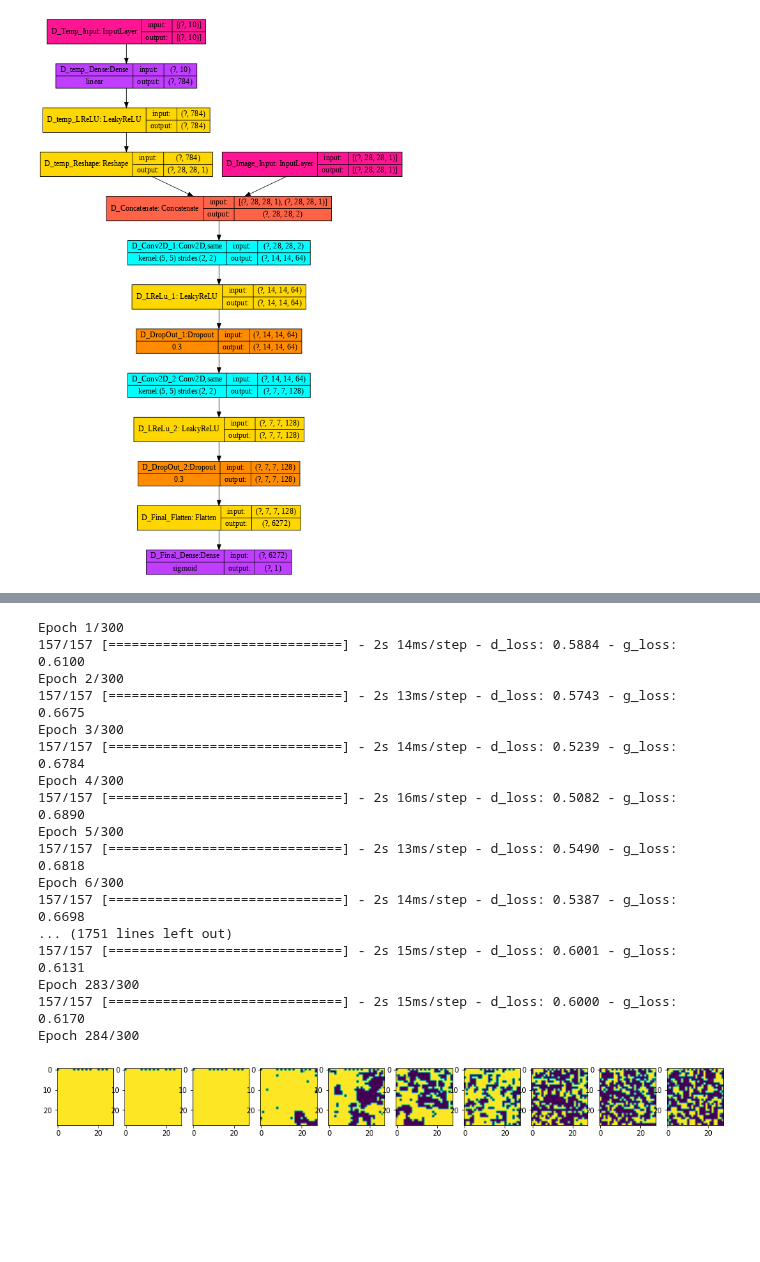
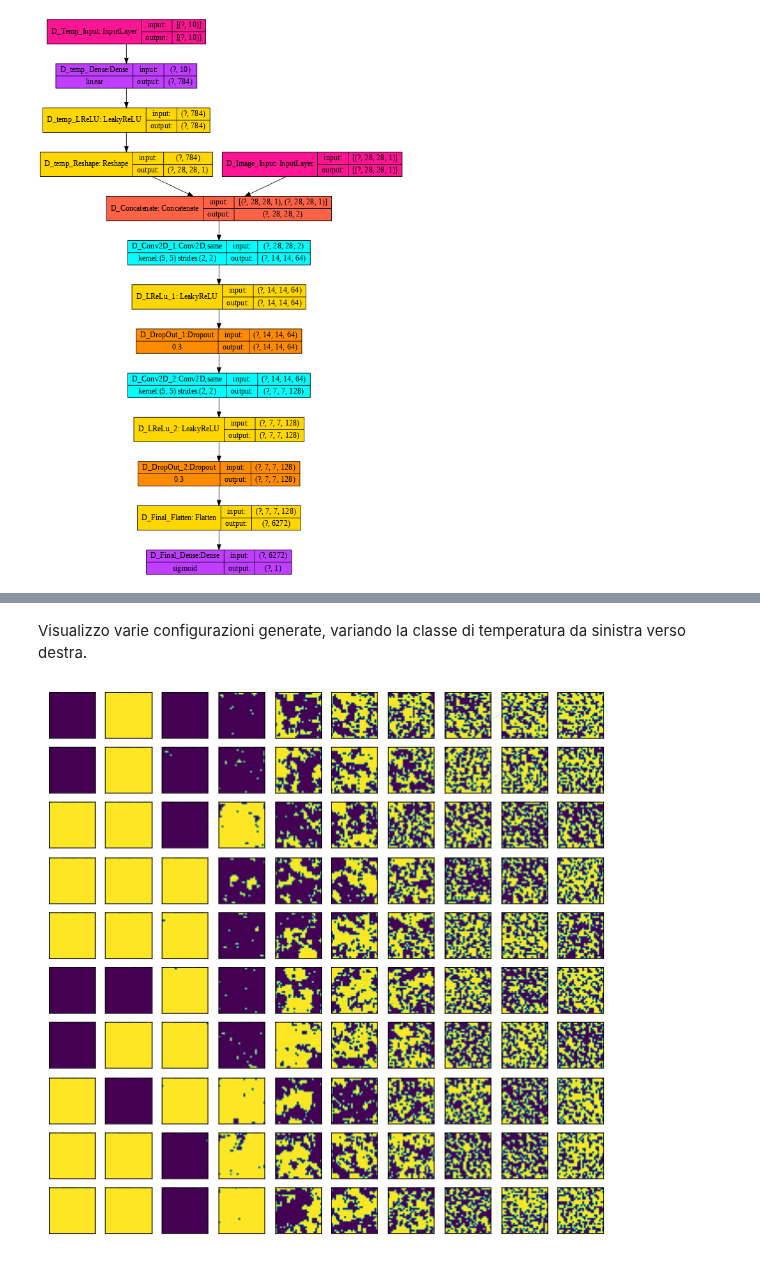
Before and after one commit to raeubaen/misc, a Jupyter notebook: Conditional GAN-1.ipynb, the cells around one changed output, grey strips where cells are left out. Drawn from its saved outputs; the diff is of its cells as text; code cells hidden in the pictures; blank space fills up the shorter version.

```diff
--- a/Conditional GAN-1.ipynb
+++ b/Conditional GAN-1.ipynb
@@ -11,9 +11,9 @@ import numpy as np
 import matplotlib.pyplot as plt
 !pip install plot_model
 from plot_model import plot_model
-# disabling eager (slower) execution
-#from tensorflow.python.framework.ops import disable_eager_execution
-#disable_eager_execution()
+# plot style parameters
+plt.style.use('ggplot')
+plt.rcParams['axes.facecolor'] = '#f7f9fc'
 from sklearn.model_selection import train_test_split
 # %% [output]
 Requirement already satisfied: plot_model in /usr/local/lib/python3.6/dist-packages (0.20)
@@ -379,43 +402,24 @@ cbk = GANMonitor(num_img=NUM_TEMP_CLASSES, latent_dim=LATENT_DIM, norma=255)
-# %%
-for mode in ["A", "B", "C"]:
-  # Istanziamento modello
-  gan = DCGAN(discriminator=d_model, generator=g_model, regressor=r_model,
-              latent_dim=LATENT_DIM, mode=mode)
-
-  # Compilazione
-  gan.compile(d_optimizer=discriminator_optimizer,
-      g_optimizer=generator_optimizer,
-      loss_fn=gan_loss,
-  )
-
-  gan.fit(dataset, epochs=300, batch_size=64, callbacks=[cbk])
-  # 300 è troppo ma sicuro funziona
-# %% [output]
-Epoch 1/300
-157/157 [==============================] - 2s 14ms/step - d_loss: 0.5884 - g_loss: 0.6100
-Epoch 2/300
-157/157 [==============================] - 2s 13ms/step - d_loss: 0.5743 - g_loss: 0.6675
-Epoch 3/300
-157/157 [==============================] - 2s 14ms/step - d_loss: 0.5239 - g_loss: 0.6784
-Epoch 4/300
-157/157 [==============================] - 2s 16ms/step - d_loss: 0.5082 - g_loss: 0.6890
-Epoch 5/300
-157/157 [==============================] - 2s 13ms/step - d_loss: 0.5490 - g_loss: 0.6818
-Epoch 6/300
-157/157 [==============================] - 2s 14ms/step - d_loss: 0.5387 - g_loss: 0.6698
-... (1751 lines left out)
-157/157 [==============================] - 2s 15ms/step - d_loss: 0.6001 - g_loss: 0.6131
-Epoch 283/300
-157/157 [==============================] - 2s 15ms/step - d_loss: 0.6000 - g_loss: 0.6170
-Epoch 284/300
+# %%
+temp_input = layers.Input(shape=(NUM_TEMP_CLASSES,), name="G_Temp_Input")
+
+latent_vector = layers.Input(shape=(LATENT_DIM,), name="G_Latent_Input")
+
+x = g_model([temp_input, latent_vector])
+x = RandomInvertLayer()(x)
+
+final_gen = keras.models.Model([temp_input, latent_vector], x)
+# %% [markdown]
+Visualizzo varie configurazioni generate, variando la classe di temperatura da sinistra verso destra.
 # %%
 classes = tf.one_hot(range(NUM_TEMP_CLASSES), NUM_TEMP_CLASSES)
-latent = tf.random.normal(shape=(NUM_TEMP_CLASSES, LATENT_DIM))
-generated_images = gan.generator([classes, latent])
-generated_images = generated_images
-fig, axs = plt.subplots(1, NUM_TEMP_CLASSES, figsize=(17, 5))
-for i in range(NUM_TEMP_CLASSES):
-    img = generated_images[i].numpy().reshape(28, 28)
-    axs[i].imshow(img)
+
+fig, axs = plt.subplots(10, NUM_TEMP_CLASSES, figsize=(10, 10))
+for i in range(10):
+  for j in range(NUM_TEMP_CLASSES):
+    latent = tf.random.normal(shape=(NUM_TEMP_CLASSES, LATENT_DIM))
+    generated_images = final_gen([classes, latent])
+    img = generated_images[j].numpy().reshape(28, 28)
+    axs[i][j].imshow(img)
+    axs[i][j].set(xticks=[], yticks=[])
 # %% [output]
-[figure, old version]
+[figure, new version]
```
Also changed, not shown: parts of 39 cells of this notebook.
